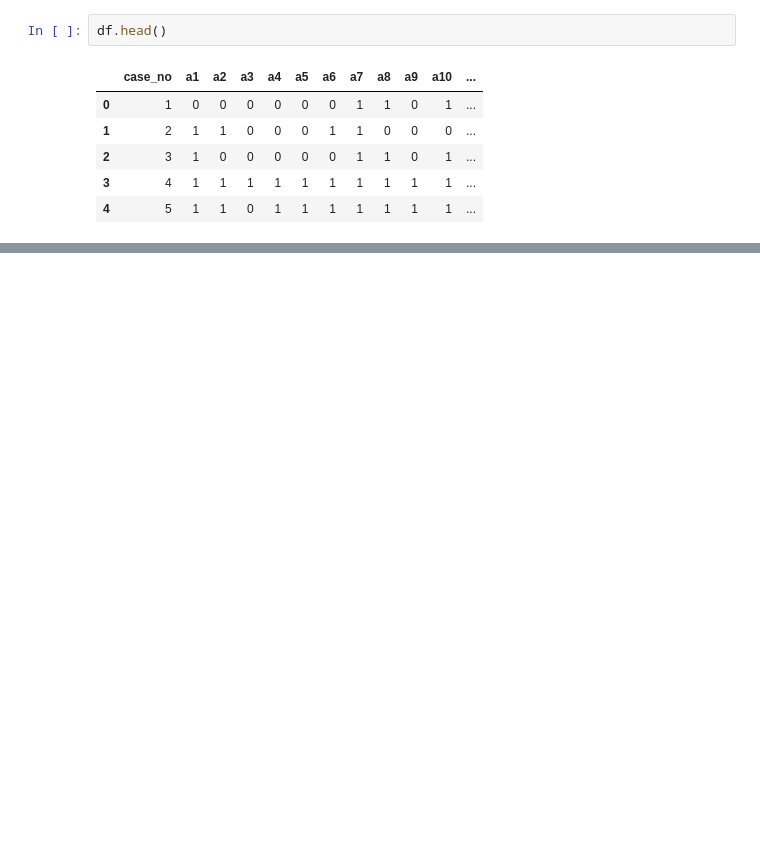
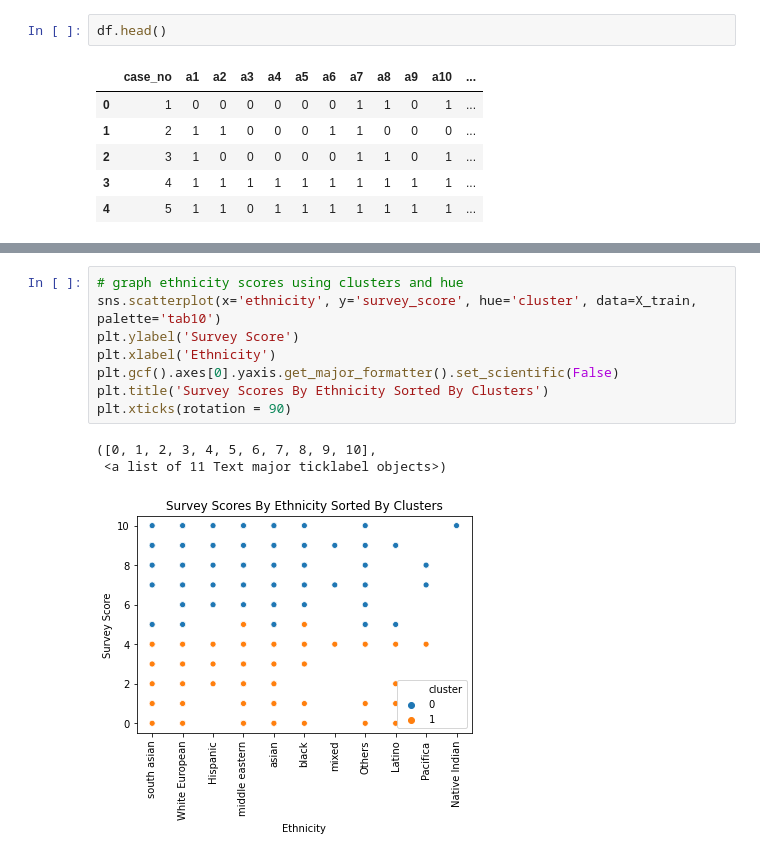
Before and after one commit to AAranda10/Autism_Predictor, a Jupyter notebook: Project.ipynb, the cells around one changed output, grey strips where cells are left out. Drawn from its saved outputs; the diff is of its cells as text; blank space fills up the shorter version.

```diff
--- a/Project.ipynb
+++ b/Project.ipynb
@@ -120,0 +354,12 @@ Comparing If Certain Questions Are More Correlated To Autism
+# %%
+# graph ethnicity scores using clusters and hue
+sns.scatterplot(x='ethnicity', y='survey_score', hue='cluster', data=X_train, palette='tab10')
+plt.ylabel('Survey Score')
+plt.xlabel('Ethnicity')
+plt.gcf().axes[0].yaxis.get_major_formatter().set_scientific(False)
+plt.title('Survey Scores By Ethnicity Sorted By Clusters')
+plt.xticks(rotation = 90)
+# %% [output]
+([0, 1, 2, 3, 4, 5, 6, 7, 8, 9, 10],
+ <a list of 11 Text major ticklabel objects>)
+[figure, added]
```
Also changed, not shown: parts of 134 cells of this notebook, 3 other files.
